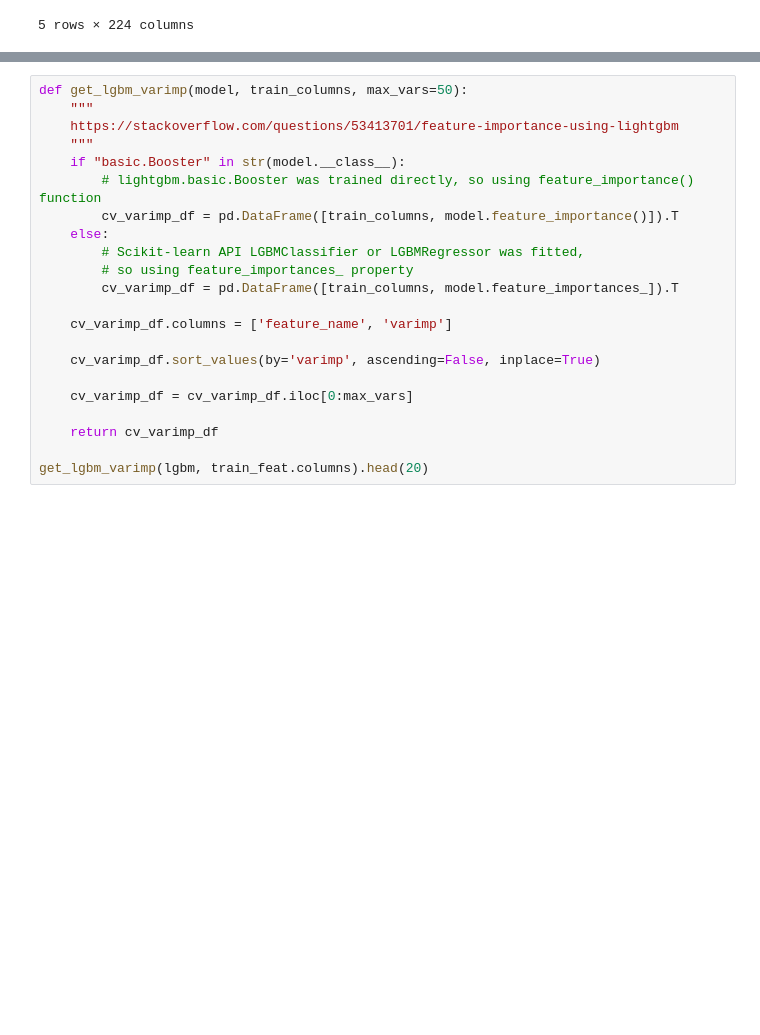
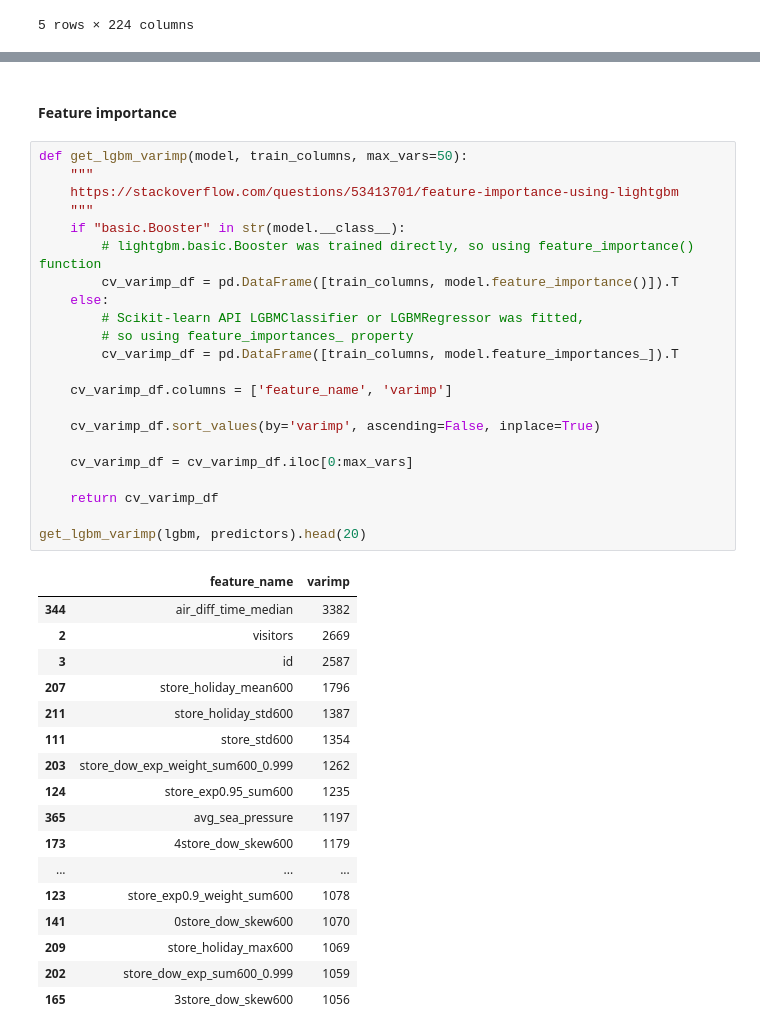
Before and after one commit to bgg11117/MSBA6420, a Jupyter notebook: Recruit_Restaurant_Visitor_Forecasting/rrvf_modeling.ipynb, the cells around one changed output, grey strips where cells are left out. Cells and saved outputs as stored; diff of their text form; blank space fills up the shorter version.

```diff
--- a/Recruit_Restaurant_Visitor_Forecasting/rrvf_modeling.ipynb
+++ b/Recruit_Restaurant_Visitor_Forecasting/rrvf_modeling.ipynb
@@ -847,25 +873,45 @@ lgbm = lgb.train(params,lgb_train,2300)
+# %% [markdown]
+#### Feature importance
 # %%
 def get_lgbm_varimp(model, train_columns, max_vars=50):
     """
     https://stackoverflow.com/questions/53413701/feature-importance-using-lightgbm
     """
     if "basic.Booster" in str(model.__class__):
         # lightgbm.basic.Booster was trained directly, so using feature_importance() function
         cv_varimp_df = pd.DataFrame([train_columns, model.feature_importance()]).T
     else:
         # Scikit-learn API LGBMClassifier or LGBMRegressor was fitted,
         # so using feature_importances_ property
         cv_varimp_df = pd.DataFrame([train_columns, model.feature_importances_]).T
 
     cv_varimp_df.columns = ['feature_name', 'varimp']
 
     cv_varimp_df.sort_values(by='varimp', ascending=False, inplace=True)
 
     cv_varimp_df = cv_varimp_df.iloc[0:max_vars]
 
     return cv_varimp_df
 
-get_lgbm_varimp(lgbm, train_feat.columns).head(20)
+get_lgbm_varimp(lgbm, predictors).head(20)
+# %% [output]
+|  | feature_name | varimp |
+| 344 | air_diff_time_median | 3382 |
+| 2 | visitors | 2669 |
+| 3 | id | 2587 |
+| 207 | store_holiday_mean600 | 1796 |
+| 211 | store_holiday_std600 | 1387 |
+| 111 | store_std600 | 1354 |
+| 203 | store_dow_exp_weight_sum600_0.999 | 1262 |
+| 124 | store_exp0.95_sum600 | 1235 |
+| 365 | avg_sea_pressure | 1197 |
+| 173 | 4store_dow_skew600 | 1179 |
+| ... | ... | ... |
+| 123 | store_exp0.9_weight_sum600 | 1078 |
+| 141 | 0store_dow_skew600 | 1070 |
+| 209 | store_holiday_max600 | 1069 |
+| 202 | store_dow_exp_sum600_0.999 | 1059 |
+| 165 | 3store_dow_skew600 | 1056 |
 # %%
 def plotImp(model, train_columns, max_vars=50):
     feature_imp = get_lgbm_varimp(model, train_columns, max_vars)
```
Also changed, not shown: parts of 30 cells of this notebook.
